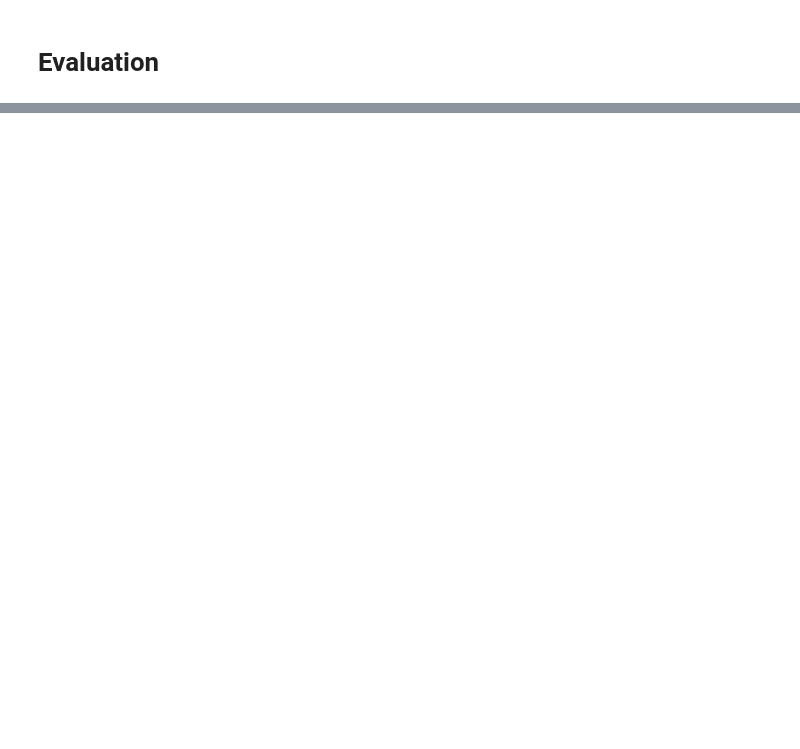
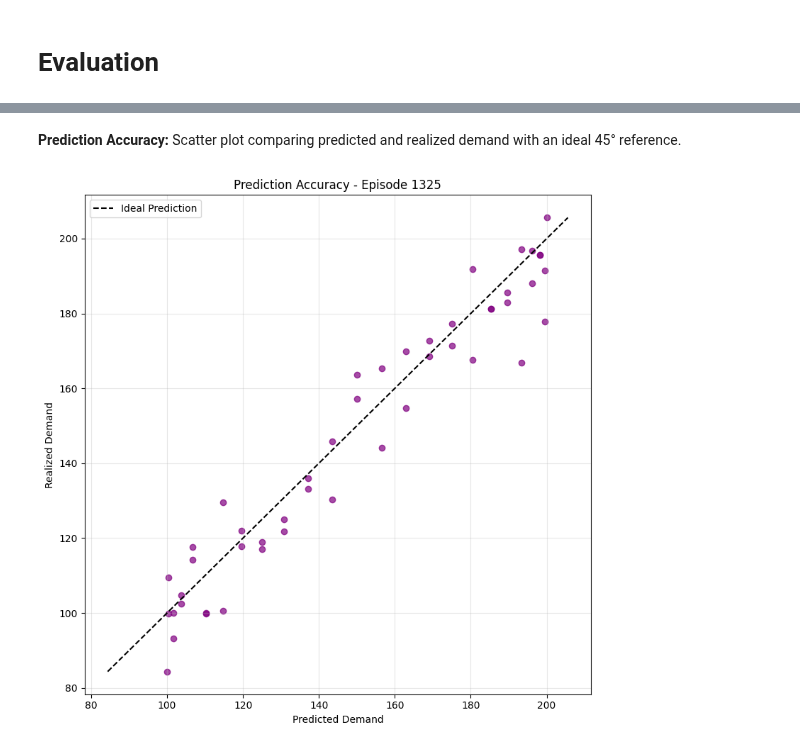
Before and after one commit to CLAIR-LAB-TECHNION/energy-net, a Jupyter notebook: notebooks/Running_the_day_ahead_market_cycle.ipynb, the cells around one changed output, grey strips where cells are left out. Saved outputs shown, nothing was run; the diff lists cells and outputs as text; code cells hidden in the pictures; blank space fills up the shorter version.

```diff
--- a/notebooks/Running_the_day_ahead_market_cycle.ipynb
+++ b/notebooks/Running_the_day_ahead_market_cycle.ipynb
@@ -679,0 +707,18 @@ Loaded runtime data with 84 episodes.
+# %% [markdown]
+**Prediction Accuracy:** Scatter plot comparing predicted and realized demand with an ideal 45° reference.
+# %%
+# Plot 4: Prediction Accuracy (Scatter Plot)
+plt.figure(figsize=(8, 8))
+plt.scatter(predicted_demand, realized_demand, alpha=0.7, color='purple')
+min_val = min(min(predicted_demand), min(realized_demand))
+max_val = max(max(predicted_demand), max(realized_demand))
+plt.plot([min_val, max_val], [min_val, max_val], 'k--', label='Ideal Prediction')
+plt.xlabel("Predicted Demand")
+plt.ylabel("Realized Demand")
+plt.title(f"Prediction Accuracy - Episode {episode_num}")
+plt.legend()
+plt.grid(True, alpha=0.3)
+plt.tight_layout()
+plt.show()
+# %% [output]
+[figure, added]
```
Also changed, not shown: parts of 52 cells of this notebook.
